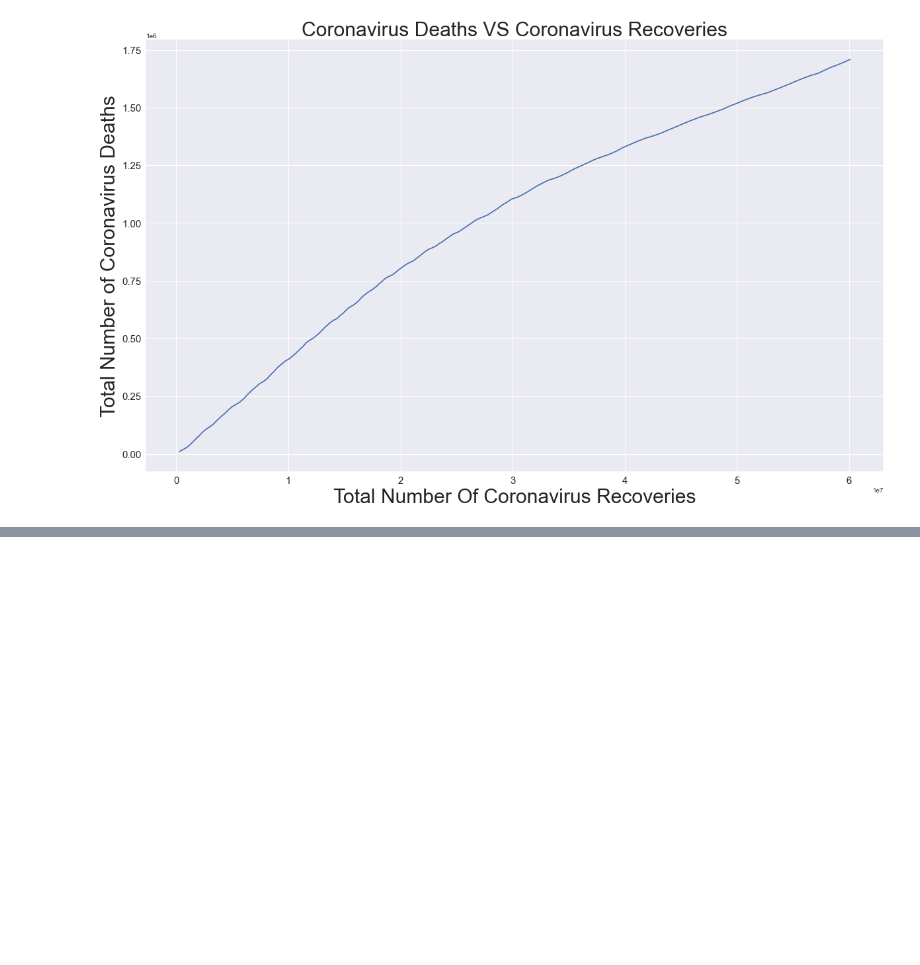
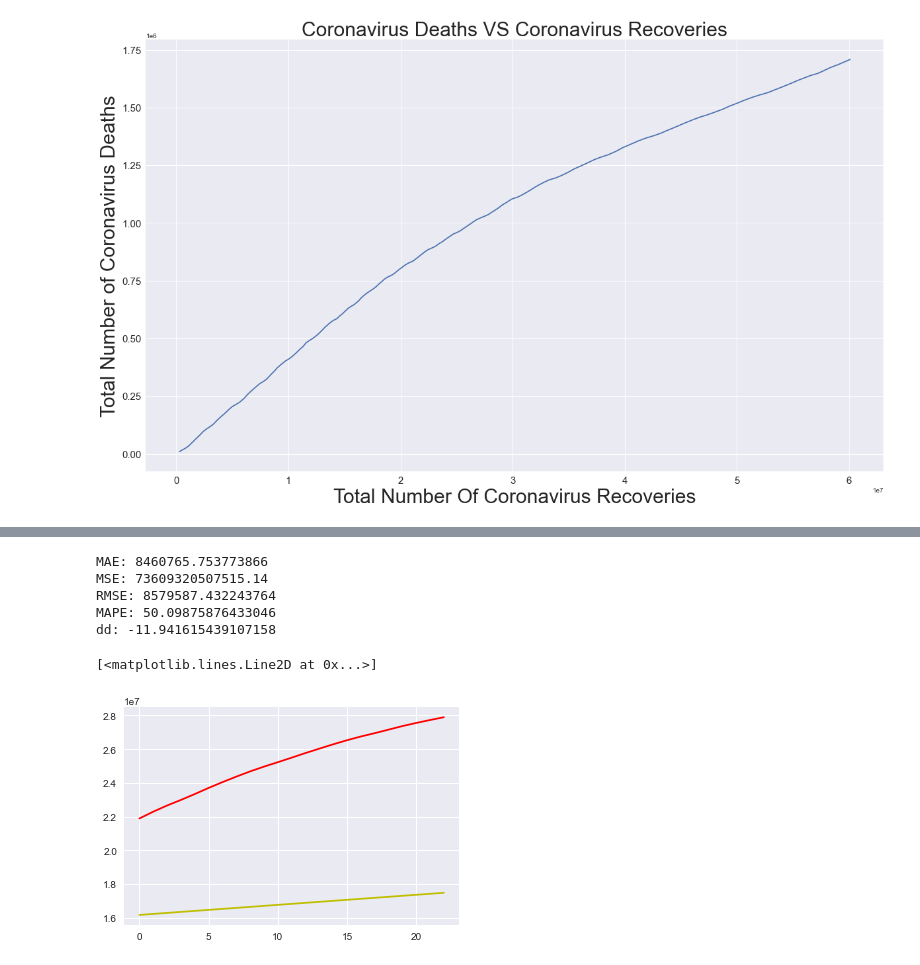
Before and after one commit to bhaswatib/Covid-19-Case-Forecasting, a Jupyter notebook: Covid-19 Case Numbers Forecasting.ipynb, the cells around one changed output, grey strips where cells are left out. Drawn from its saved outputs; the diff is of its cells as text; code cells hidden in the pictures; blank space fills up the shorter version.

```diff
--- a/Covid-19 Case Numbers Forecasting.ipynb
+++ b/Covid-19 Case Numbers Forecasting.ipynb
@@ -530,0 +610,4 @@ plt.show()
+# %%
+india=[]
+india=np.array(cases_india).reshape(-1,1)
+india
@@ -530,0 +722,31 @@ plt.show()
+# %%
+#India
+X_train_in, X_test_in, y_train_in, y_test_in = train_test_split(days_since_2_21, india, test_size=0.15, shuffle=False)
+# %%
+#Using Linear Regression model to make predictions
+def mape(actual, pred):
+    actual, pred = np.array(actual), np.array(pred)
+    return np.mean(np.abs((actual - pred) / actual)) * 100
+
+from sklearn.linear_model import LinearRegression
+linear_model=LinearRegression(normalize=False,fit_intercept=True)
+linear_model.fit(X_train_in, y_train_in)
+test_linear_pred=linear_model.predict(X_test_in)
+linear_pred=linear_model.predict(future_forecast)
+print('MAE:', mean_absolute_error(test_linear_pred, y_test_in))
+print('MSE:', mean_squared_error(test_linear_pred, y_test_in))
+print('RMSE:', math.sqrt(mean_squared_error(test_linear_pred, y_test_in)))
+print('MAPE:',mape(test_linear_pred, y_test_in))
+print('dd:',explained_variance_score(test_linear_pred, y_test_in))
+# %% [output]
+MAE: 8460765.753773866
+MSE: 73609320507515.14
+RMSE: 8579587.432243764
+MAPE: 50.09875876433046
+dd: -11.941615439107158
+# %%
+plt.plot(y_test_in,'r')
+plt.plot(test_linear_pred,'y')
+# %% [output]
+[<matplotlib.lines.Line2D at 0x...>]
+[figure, added]
```
Also changed, not shown: parts of 24 cells of this notebook.
